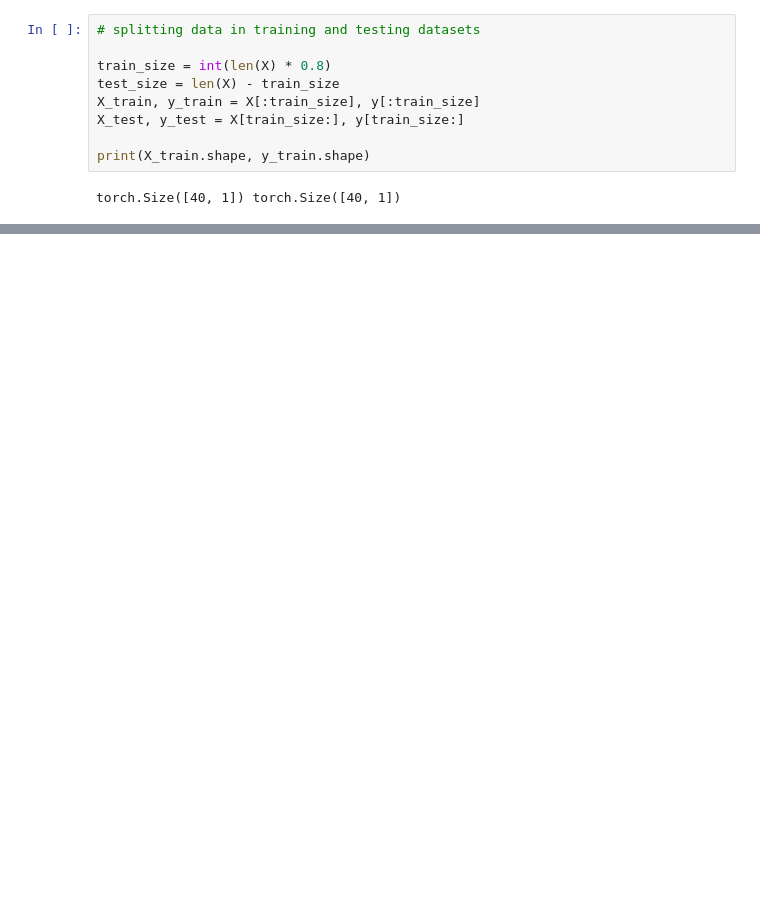
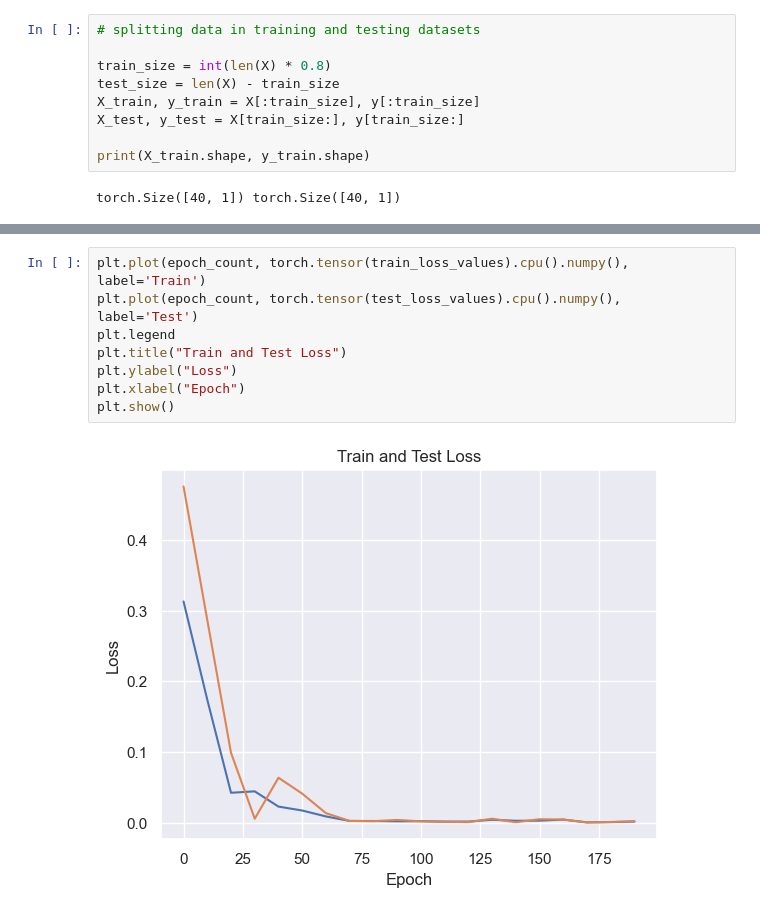
Before and after one commit to mariusdgm/pytorch_learn, a Jupyter notebook: notebooks/nb_1.ipynb, the cells around one changed output, grey strips where cells are left out. Saved outputs shown, nothing was run; the diff lists cells and outputs as text; blank space fills up the shorter version.

```diff
--- a/notebooks/nb_1.ipynb
+++ b/notebooks/nb_1.ipynb
@@ -58,0 +169,10 @@ plot_predictions()
+# %%
+plt.plot(epoch_count, torch.tensor(train_loss_values).cpu().numpy(), label='Train')
+plt.plot(epoch_count, torch.tensor(test_loss_values).cpu().numpy(), label='Test')
+plt.legend
+plt.title("Train and Test Loss")
+plt.ylabel("Loss")
+plt.xlabel("Epoch")
+plt.show()
+# %% [output]
+[figure, added]
```
Also changed, not shown: parts of 30 cells of this notebook, 3 other files.
